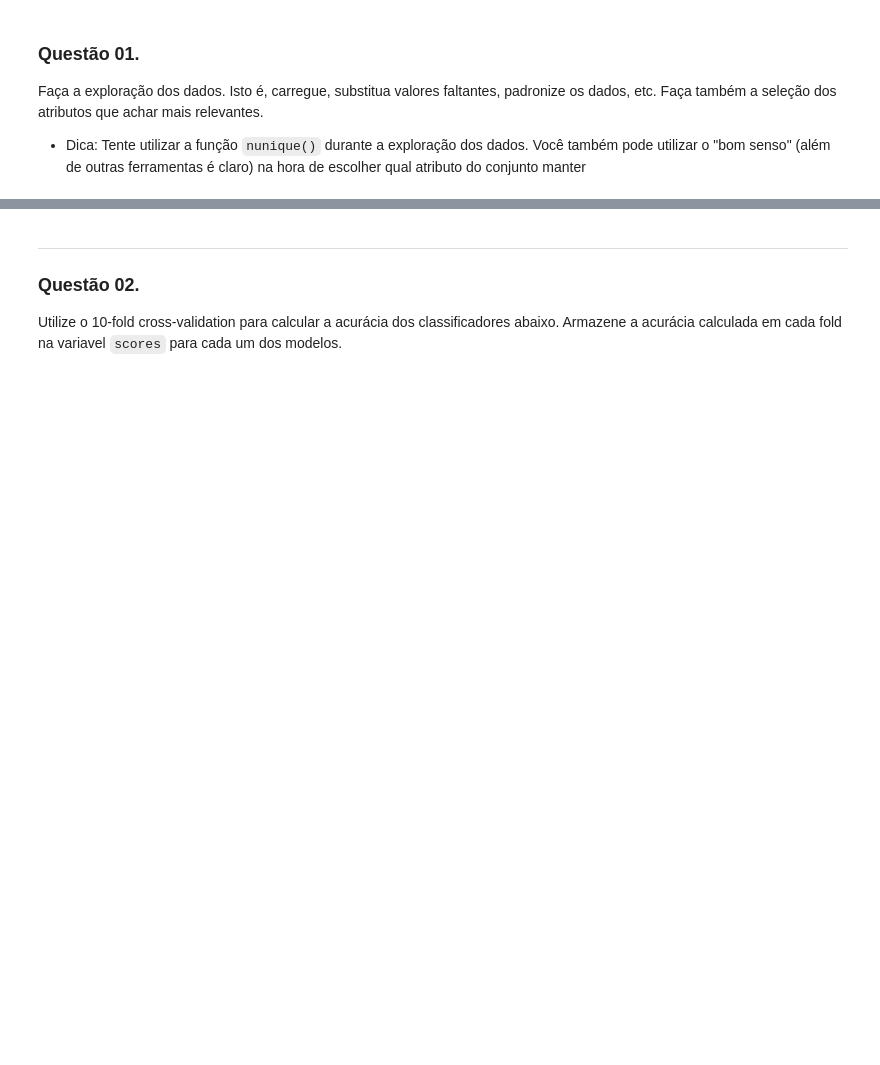
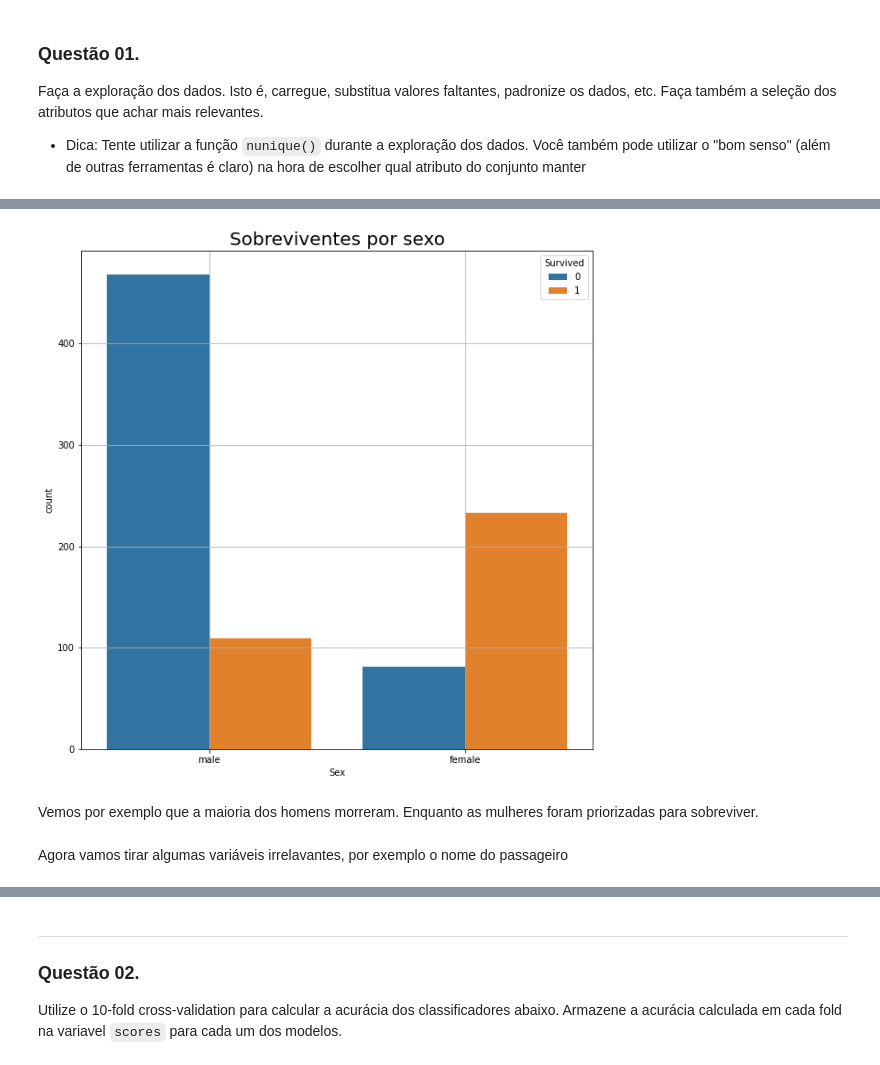
Before and after one commit to gmichelcarvalho/SCC5948_Ciencia-de-dados, a Jupyter notebook: Exercício_Teste_de_Hipótese.ipynb, the cells around one changed output, grey strips where cells are left out. Cells and saved outputs as stored; diff of their text form; code cells hidden in the pictures; blank space fills up the shorter version.

```diff
--- a/Exercício_Teste_de_Hipótese.ipynb
+++ b/Exercício_Teste_de_Hipótese.ipynb
@@ -39,0 +123,11 @@ Faça a exploração dos dados. Isto é, carregue, substitua valores faltantes,
+# %%
+plt.figure(figsize=(10,10))
+plt.title('Sobreviventes por sexo', fontsize=20)
+sns.countplot('Sex',data=data_titanic,hue='Survived')
+plt.grid()
+# %% [output]
+[figure, added]
+# %% [markdown]
+Vemos por exemplo que a maioria dos homens morreram. Enquanto as mulheres foram priorizadas para sobreviver.
+# %% [markdown]
+Agora vamos tirar algumas variáveis irrelavantes, por exemplo o nome do passageiro
```
Also changed, not shown: parts of 95 cells of this notebook.
